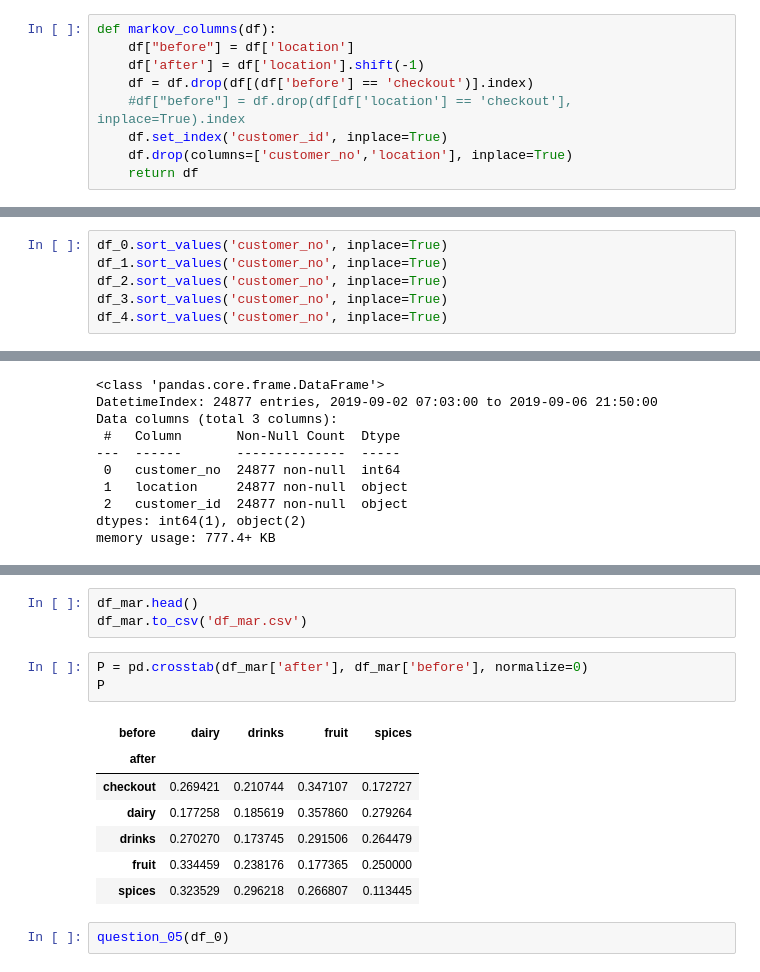
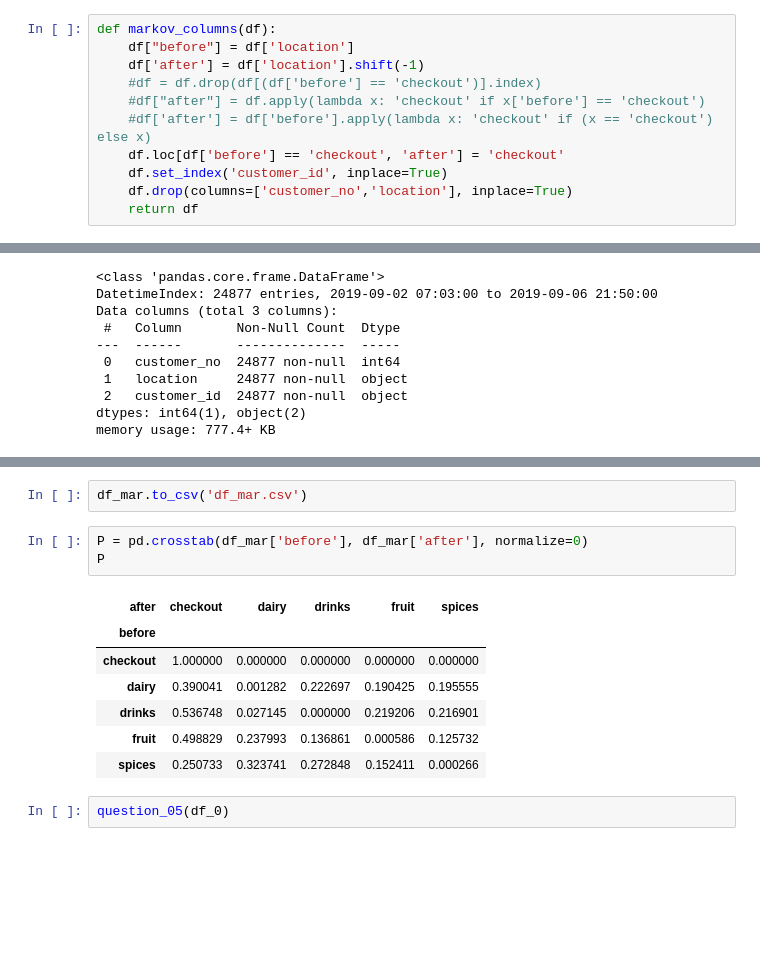
Before and after one commit to Stefan-battistetti/Supermarket_Markov, a Jupyter notebook: markov_chains.ipynb, the cells around one changed output, grey strips where cells are left out. Drawn from its saved outputs; the diff is of its cells as text; blank space fills up the shorter version.

```diff
--- a/markov_chains.ipynb
+++ b/markov_chains.ipynb
@@ -57,8 +42,10 @@ question_06(df_0)
 def markov_columns(df):
     df["before"] = df['location']
     df['after'] = df['location'].shift(-1)
-    df = df.drop(df[(df['before'] == 'checkout')].index)
-    #df["before"] = df.drop(df[df['location'] == 'checkout'], inplace=True).index
+    #df = df.drop(df[(df['before'] == 'checkout')].index)
+    #df["after"] = df.apply(lambda x: 'checkout' if x['before'] == 'checkout')
+    #df['after'] = df['before'].apply(lambda x: 'checkout' if (x == 'checkout') else x)
+    df.loc[df['before'] == 'checkout', 'after'] = 'checkout'
     df.set_index('customer_id', inplace=True)
     df.drop(columns=['customer_no','location'], inplace=True)
     return df
@@ -78,9 +56,3 @@ df_1 = pd.read_csv('data/tuesday.csv', parse_dates=True, index_col=0, sep=';')
 df_2 = pd.read_csv('data/wednesday.csv', parse_dates=True, index_col=0, sep=';')
 df_3 = pd.read_csv('data/thursday.csv', parse_dates=True, index_col=0, sep=';')
 df_4 = pd.read_csv('data/friday.csv', parse_dates=True, index_col=0, sep=';')
-# %%
-df_0.sort_values('customer_no', inplace=True)
-df_1.sort_values('customer_no', inplace=True)
-df_2.sort_values('customer_no', inplace=True)
-df_3.sort_values('customer_no', inplace=True)
-df_4.sort_values('customer_no', inplace=True)
@@ -175,17 +208,16 @@ See the caveats in the documentation: https://pandas.pydata.org/pandas-docs/stab
 # %%
-df_mar.head()
 df_mar.to_csv('df_mar.csv')
 # %%
-P = pd.crosstab(df_mar['after'], df_mar['before'], normalize=0)
+P = pd.crosstab(df_mar['before'], df_mar['after'], normalize=0)
 P
 # %% [output]
-| before | dairy | drinks | fruit | spices |
-| after |  |  |  |  |
-| checkout | 0.269421 | 0.210744 | 0.347107 | 0.172727 |
-| dairy | 0.177258 | 0.185619 | 0.357860 | 0.279264 |
-| drinks | 0.270270 | 0.173745 | 0.291506 | 0.264479 |
-| fruit | 0.334459 | 0.238176 | 0.177365 | 0.250000 |
-| spices | 0.323529 | 0.296218 | 0.266807 | 0.113445 |
+| after | checkout | dairy | drinks | fruit | spices |
+| before |  |  |  |  |  |
+| checkout | 1.000000 | 0.000000 | 0.000000 | 0.000000 | 0.000000 |
+| dairy | 0.390041 | 0.001282 | 0.222697 | 0.190425 | 0.195555 |
+| drinks | 0.536748 | 0.027145 | 0.000000 | 0.219206 | 0.216901 |
+| fruit | 0.498829 | 0.237993 | 0.136861 | 0.000586 | 0.125732 |
+| spices | 0.250733 | 0.323741 | 0.272848 | 0.152411 | 0.000266 |
 # %%
 question_05(df_0)
 # %%
```
Also changed, not shown: parts of 14 cells of this notebook, 1 other file.
